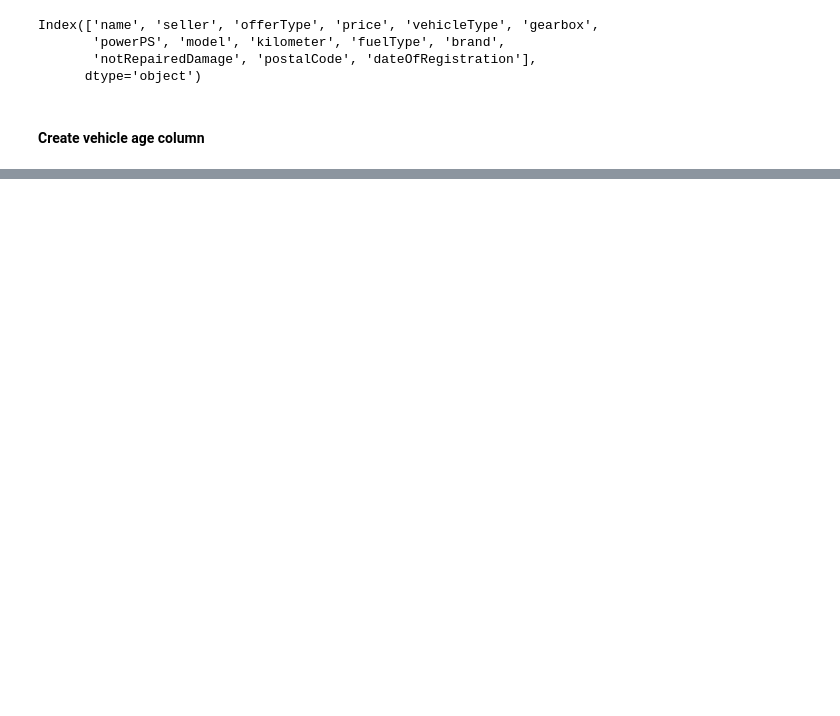
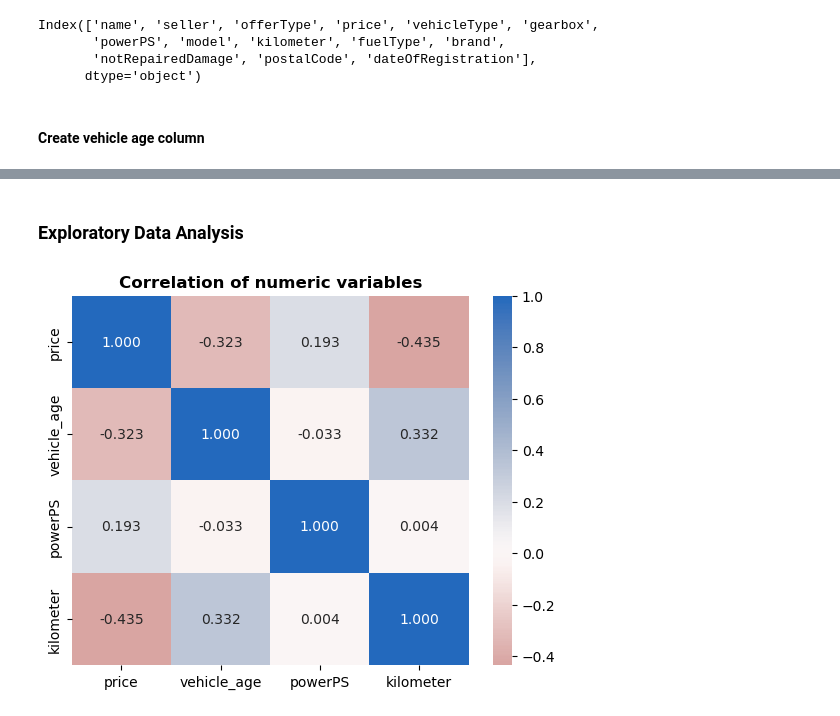
Before and after one commit to levgiorg/UsedCarsAnalysis, a Jupyter notebook: UsedCarsAnalysis.ipynb, the cells around one changed output, grey strips where cells are left out. Drawn from its saved outputs; the diff is of its cells as text; code cells hidden in the pictures; blank space fills up the shorter version.

```diff
--- a/UsedCarsAnalysis.ipynb
+++ b/UsedCarsAnalysis.ipynb
@@ -265,3 +266,6 @@ cars_df_clean.drop( columns = ['yearOfRegistration', 'monthOfRegistration'], inp
 
 # Print the updated columns
 cars_df_clean.columns.tolist()
+
+# filter out zero and negative values from the 'price' column
+cars_df_clean = cars_df_clean[(cars_df_clean['price'] > 1000) & (cars_df_clean['price'] < 150000)]
@@ -345,0 +335,9 @@ cars_df_clean.head()
+# %% [markdown]
+### Exploratory Data Analysis
+# %%
+selected_columns = ['price', 'vehicle_age', 'powerPS', 'kilometer']
+sns.heatmap(cars_df_clean[selected_columns].corr(), annot = True, fmt = '.3f', cmap = 'vlag_r', center = 0)
+plt.title('Correlation of numeric variables', weight = 'bold')
+plt.show()
+# %% [output]
+[figure, added]
```
Also changed, not shown: parts of 35 cells of this notebook.
